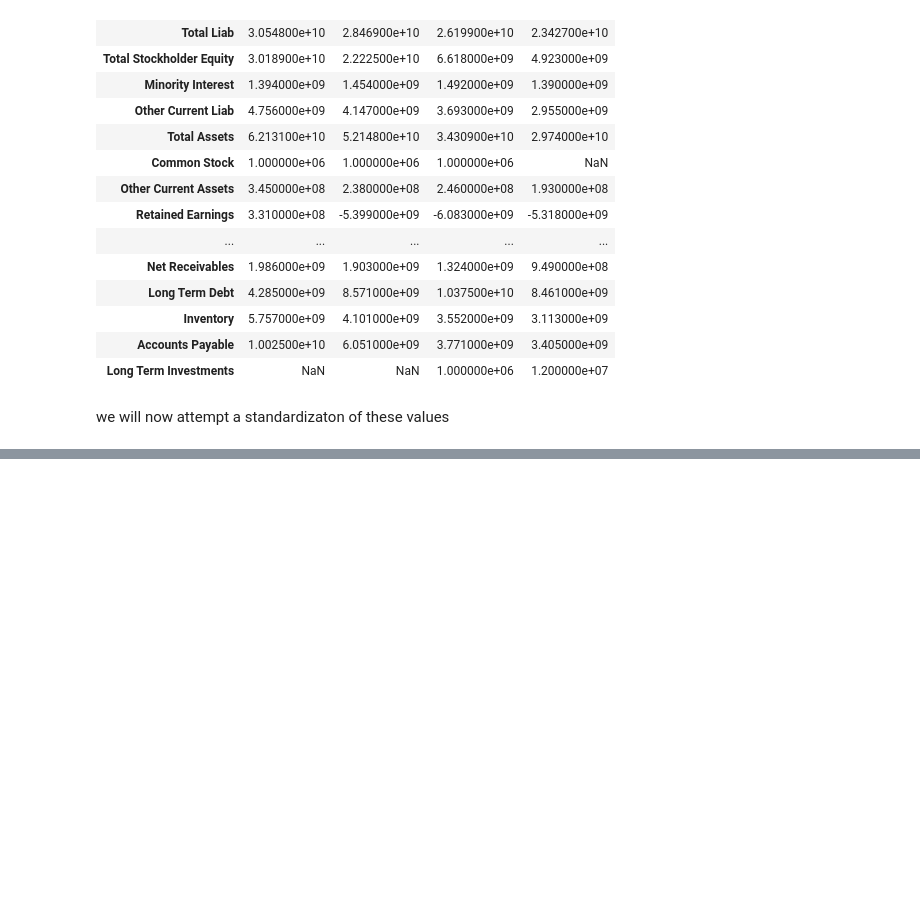
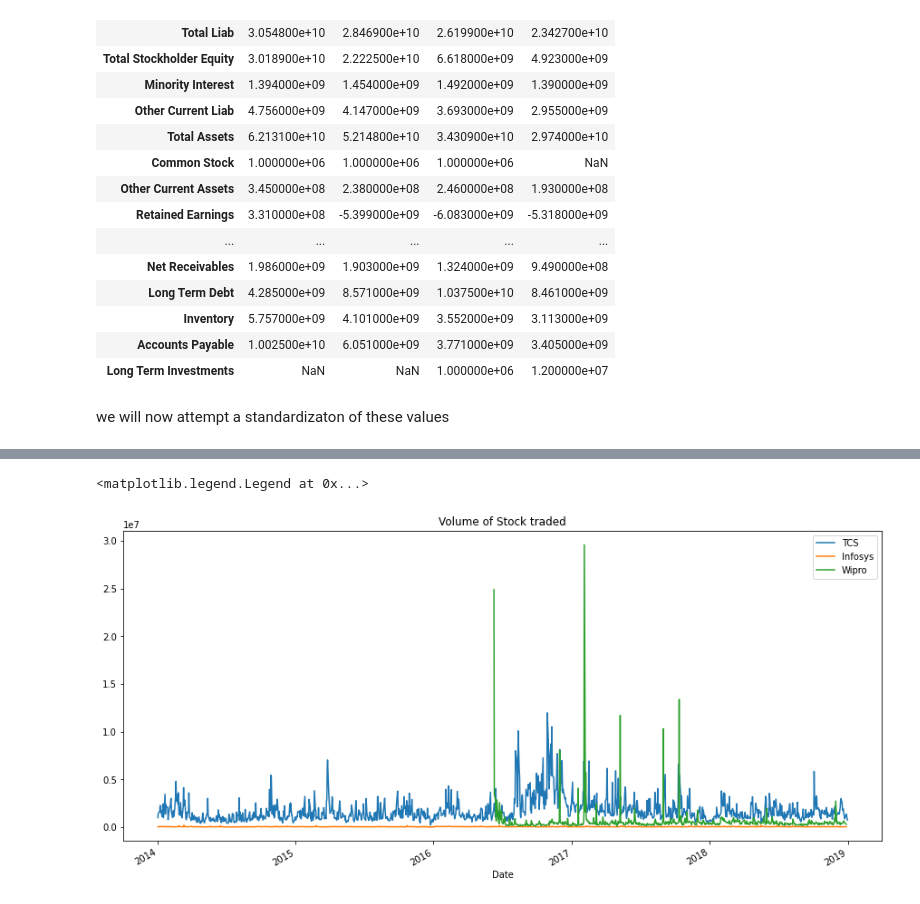
Before and after one commit to kathuman/Python-Experiments, a Jupyter notebook: 220215_financial_scrapping.ipynb, the cells around one changed output, grey strips where cells are left out. Saved outputs shown, nothing was run; the diff lists cells and outputs as text; code cells hidden in the pictures; blank space fills up the shorter version.

```diff
--- a/220215_financial_scrapping.ipynb
+++ b/220215_financial_scrapping.ipynb
@@ -146,0 +161,9 @@ pd.Series(normalized2.flatten()).plot(title="iShares Gold Producers")
+# %%
+tcs['Volume'].plot(label = 'TCS', figsize = (15,7))
+infy['Volume'].plot(label = "Infosys")
+wipro['Volume'].plot(label = 'Wipro')
+plt.title('Volume of Stock traded')
+plt.legend()
+# %% [output]
+<matplotlib.legend.Legend at 0x...>
+[figure, added]
```
Also changed, not shown: parts of 13 cells of this notebook.
